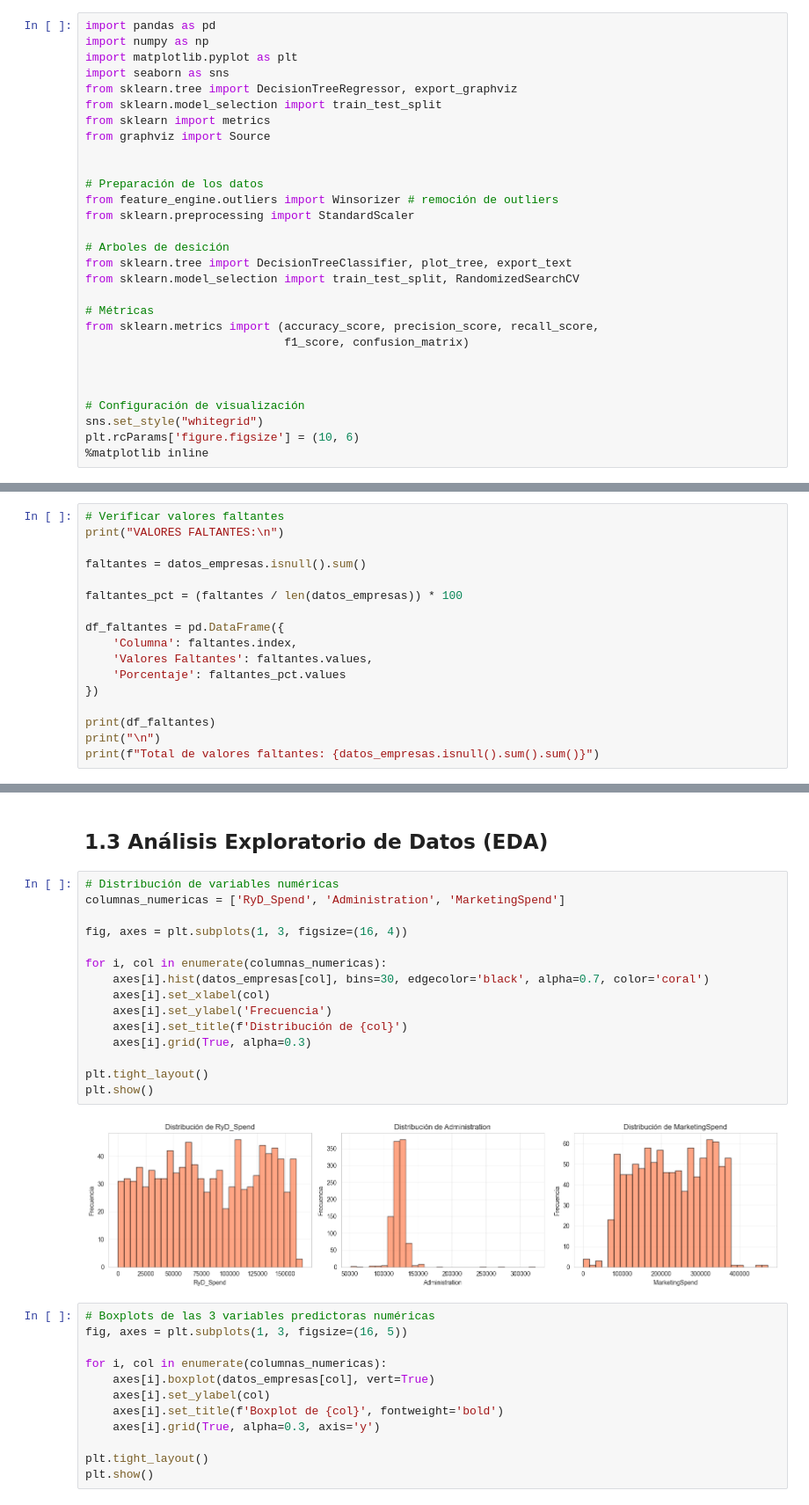
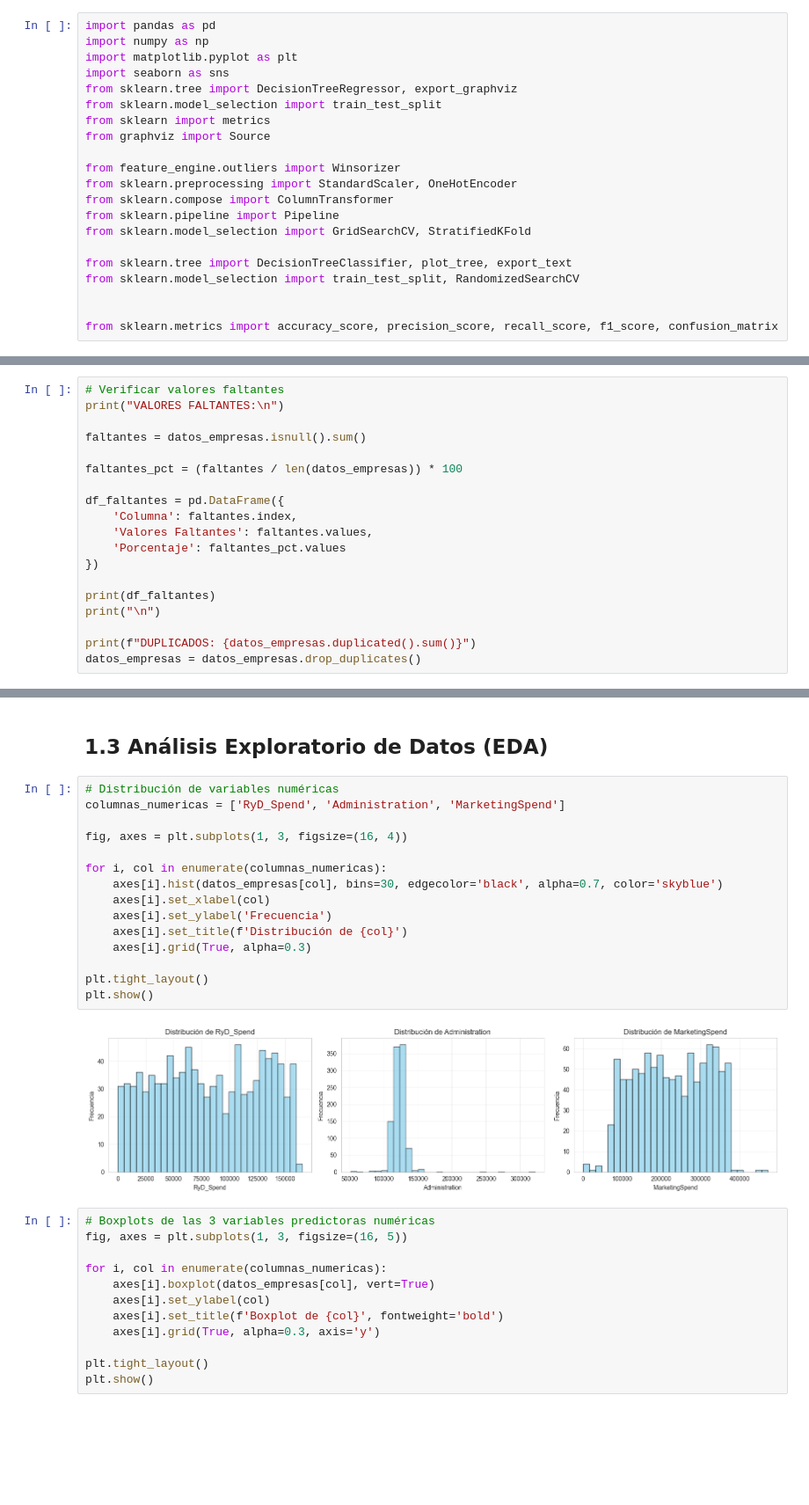
Before and after one commit to Fabrote/Classification-and-Regression-Trees, a Jupyter notebook: MD-TP2_TAPIA-PALACIO.ipynb, the cells around one changed output, grey strips where cells are left out. Shown at 88% size. Drawn from its saved outputs; the diff is of its cells as text; blank space fills up the shorter version.

```diff
--- a/MD-TP2_TAPIA-PALACIO.ipynb
+++ b/MD-TP2_TAPIA-PALACIO.ipynb
@@ -26,25 +26,17 @@ from sklearn.model_selection import train_test_split
 from sklearn import metrics
 from graphviz import Source
 
+from feature_engine.outliers import Winsorizer
+from sklearn.preprocessing import StandardScaler, OneHotEncoder
+from sklearn.compose import ColumnTransformer
+from sklearn.pipeline import Pipeline
+from sklearn.model_selection import GridSearchCV, StratifiedKFold
 
-# Preparación de los datos
-from feature_engine.outliers import Winsorizer # remoción de outliers
-from sklearn.preprocessing import StandardScaler
-
-# Arboles de desición
 from sklearn.tree import DecisionTreeClassifier, plot_tree, export_text
 from sklearn.model_selection import train_test_split, RandomizedSearchCV
 
-# Métricas
-from sklearn.metrics import (accuracy_score, precision_score, recall_score,
-                             f1_score, confusion_matrix)
 
-
-
-# Configuración de visualización
-sns.set_style("whitegrid")
-plt.rcParams['figure.figsize'] = (10, 6)
-%matplotlib inline
+from sklearn.metrics import accuracy_score, precision_score, recall_score, f1_score, confusion_matrix
 # %% [markdown]
 ## 1.2 Carga y Exploración Inicial del Dataset
 # %%
@@ -121,7 +113,9 @@ df_faltantes = pd.DataFrame({
 
 print(df_faltantes)
 print("\n")
-print(f"Total de valores faltantes: {datos_empresas.isnull().sum().sum()}")
+
+print(f"DUPLICADOS: {datos_empresas.duplicated().sum()}")
+datos_empresas = datos_empresas.drop_duplicates()
 # %% [output]
 VALORES FALTANTES:
 
@@ -139,20 +133,20 @@ Total de valores faltantes: 0
 # %%
 # Distribución de variables numéricas
 columnas_numericas = ['RyD_Spend', 'Administration', 'MarketingSpend']
 
 fig, axes = plt.subplots(1, 3, figsize=(16, 4))
 
 for i, col in enumerate(columnas_numericas):
-    axes[i].hist(datos_empresas[col], bins=30, edgecolor='black', alpha=0.7, color='coral')
+    axes[i].hist(datos_empresas[col], bins=30, edgecolor='black', alpha=0.7, color='skyblue')
     axes[i].set_xlabel(col)
     axes[i].set_ylabel('Frecuencia')
     axes[i].set_title(f'Distribución de {col}')
     axes[i].grid(True, alpha=0.3)
 
 plt.tight_layout()
 plt.show()
 # %% [output]
-[figure, old version]
+[figure, new version]
 # %%
 # Boxplots de las 3 variables predictoras numéricas
 fig, axes = plt.subplots(1, 3, figsize=(16, 5))
```
Also changed, not shown: parts of 35 cells of this notebook, 2 other files.
